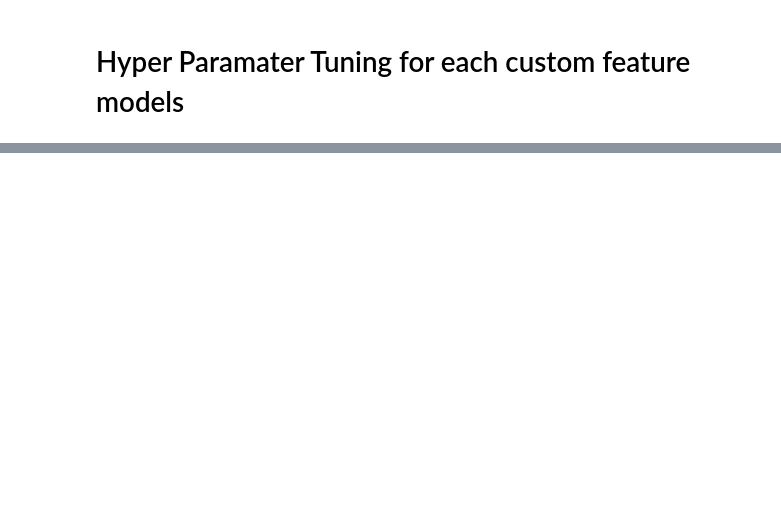
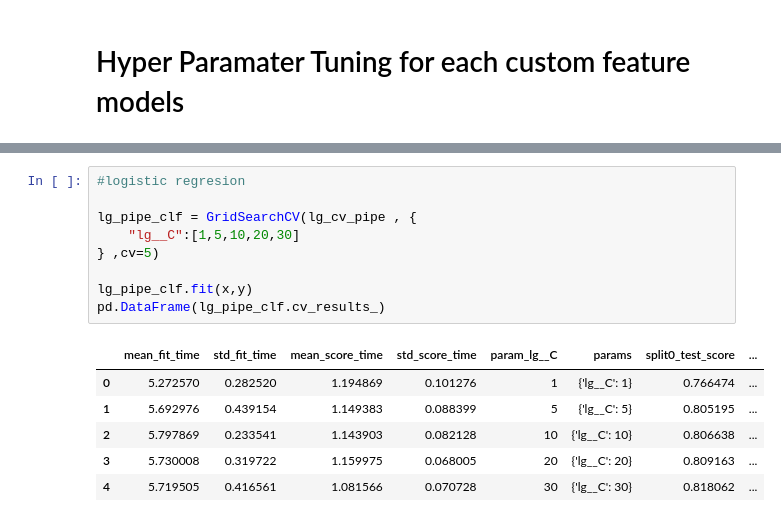
Before and after one commit to blessingcharles/ProjectHeatBlaster, a Jupyter notebook: heatblaster/payload_model_selection.ipynb, the cells around one changed output, grey strips where cells are left out. Drawn from its saved outputs; the diff is of its cells as text; blank space fills up the shorter version.

```diff
--- a/heatblaster/payload_model_selection.ipynb
+++ b/heatblaster/payload_model_selection.ipynb
@@ -149,0 +325,16 @@ pd.DataFrame(lg_clf.cv_results_)
+# %%
+#logistic regresion
+
+lg_pipe_clf = GridSearchCV(lg_cv_pipe , {
+    "lg__C":[1,5,10,20,30]
+} ,cv=5)
+
+lg_pipe_clf.fit(x,y)
+pd.DataFrame(lg_pipe_clf.cv_results_)
+# %% [output]
+|  | mean_fit_time | std_fit_time | mean_score_time | std_score_time | param_lg__C | params | split0_test_score | ... |
+| 0 | 5.272570 | 0.282520 | 1.194869 | 0.101276 | 1 | {'lg__C': 1} | 0.766474 | ... |
+| 1 | 5.692976 | 0.439154 | 1.149383 | 0.088399 | 5 | {'lg__C': 5} | 0.805195 | ... |
+| 2 | 5.797869 | 0.233541 | 1.143903 | 0.082128 | 10 | {'lg__C': 10} | 0.806638 | ... |
+| 3 | 5.730008 | 0.319722 | 1.159975 | 0.068005 | 20 | {'lg__C': 20} | 0.809163 | ... |
+| 4 | 5.719505 | 0.416561 | 1.081566 | 0.070728 | 30 | {'lg__C': 30} | 0.818062 | ... |
```
Also changed, not shown: parts of 14 cells of this notebook, 8 other files.
